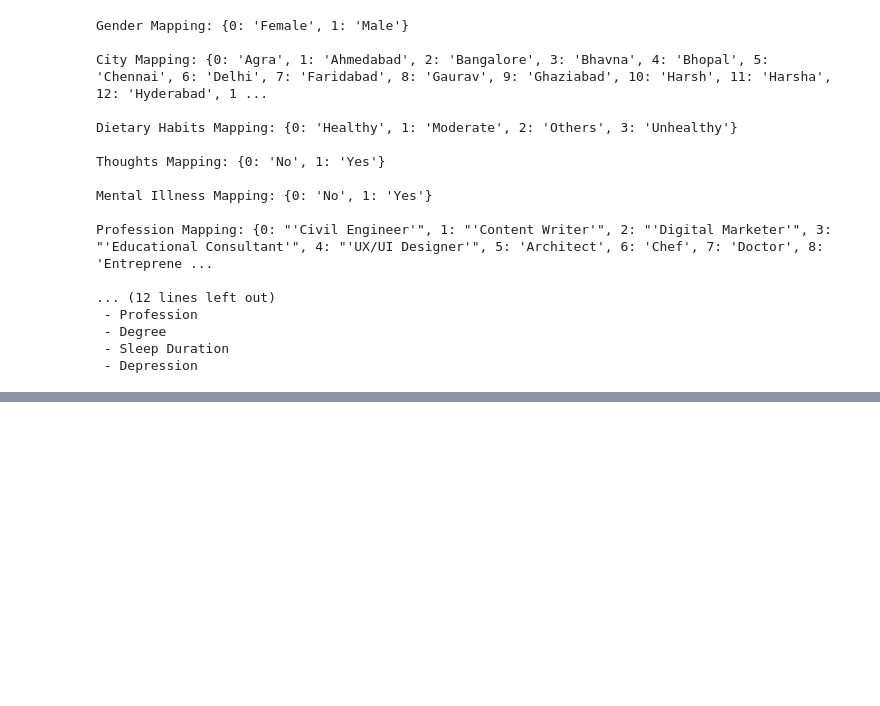
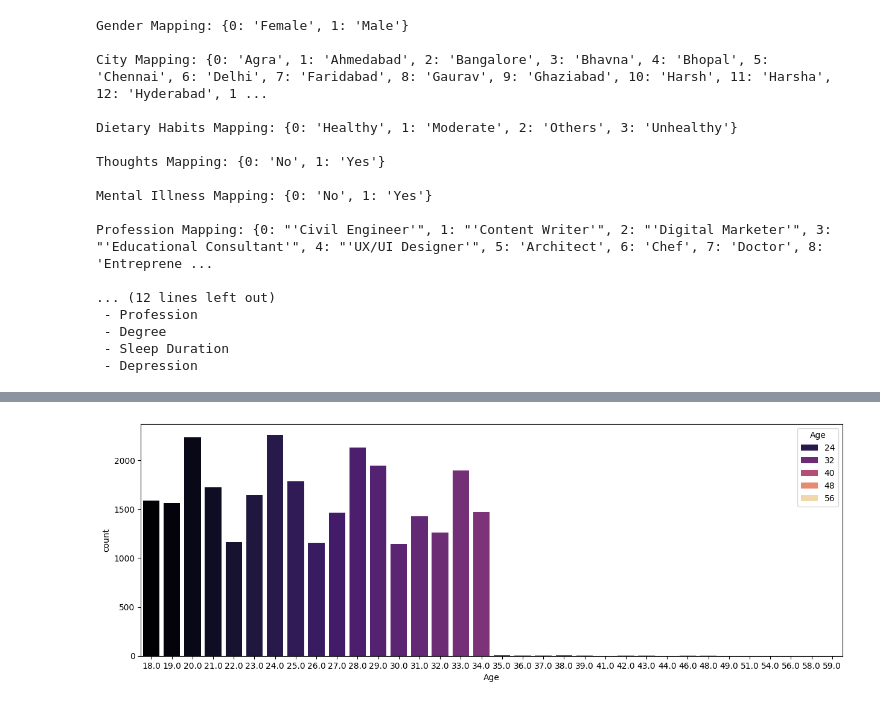
Before and after one commit to ETE4990-S25/homeworkfolder-Jayden-gif-dev, a Jupyter notebook: Labs/Lab_11/Huynh_Gia_Phong_Tat_Lab_11.ipynb, the cells around one changed output, grey strips where cells are left out. Drawn from its saved outputs; the diff is of its cells as text; code cells hidden in the pictures; blank space fills up the shorter version.

```diff
--- a/Labs/Lab_11/Huynh_Gia_Phong_Tat_Lab_11.ipynb
+++ b/Labs/Lab_11/Huynh_Gia_Phong_Tat_Lab_11.ipynb
@@ -241,0 +339,6 @@ Profession Mapping: {0: "'Civil Engineer'", 1: "'Content Writer'", 2: "'Digital
+# %%
+plt.figure(figsize = (15, 5))
+sns.countplot(x=wo_id["Age"], data = wo_id, palette = "magma", hue = "Age")
+plt.show()
+# %% [output]
+[figure, added]
```
Also changed, not shown: parts of 22 cells of this notebook.
